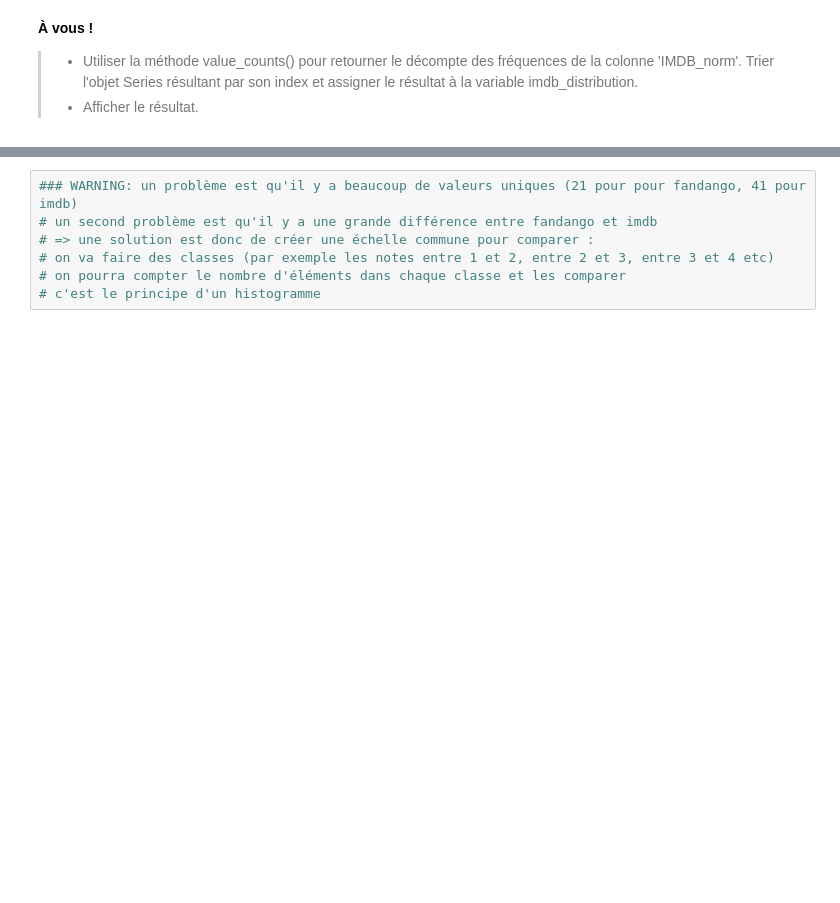
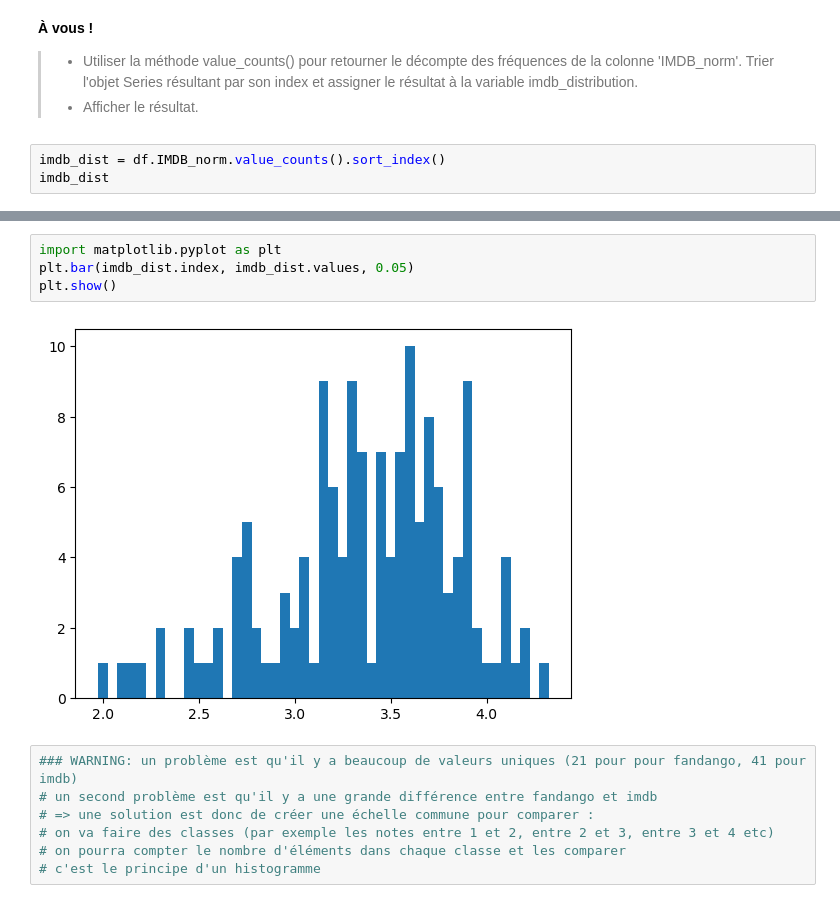
Before and after one commit to louiskuhn/IA-P3-Euskadi, a Jupyter notebook: Ressources/Python/2. Visualisation graphique/4. VisualisationGraphique_histogrammes.ipynb, the cells around one changed output, grey strips where cells are left out. Drawn from its saved outputs; the diff is of its cells as text; blank space fills up the shorter version.

```diff
--- a/Ressources/Python/2. Visualisation graphique/4. VisualisationGraphique_histogrammes.ipynb
+++ b/Ressources/Python/2. Visualisation graphique/4. VisualisationGraphique_histogrammes.ipynb
@@ -70,3 +64,6 @@ Name: Fandango_Ratingvalue, dtype: int64
 __À vous !__
 >- Utiliser la méthode value_counts() pour retourner le décompte des fréquences de la colonne 'IMDB_norm'. Trier l'objet Series résultant par son index et assigner le résultat à la variable imdb_distribution.
 >- Afficher le résultat.
+# %%
+imdb_dist = df.IMDB_norm.value_counts().sort_index()
+imdb_dist
@@ -73,3 +88,9 @@ __À vous !__
+# %%
+import matplotlib.pyplot as plt
+plt.bar(imdb_dist.index, imdb_dist.values, 0.05)
+plt.show()
+# %% [output]
+[figure, added]
 # %%
 ### WARNING: un problème est qu'il y a beaucoup de valeurs uniques (21 pour pour fandango, 41 pour imdb)
 # un second problème est qu'il y a une grande différence entre fandango et imdb
```
Also changed, not shown: parts of 11 cells of this notebook, 2 other files.
